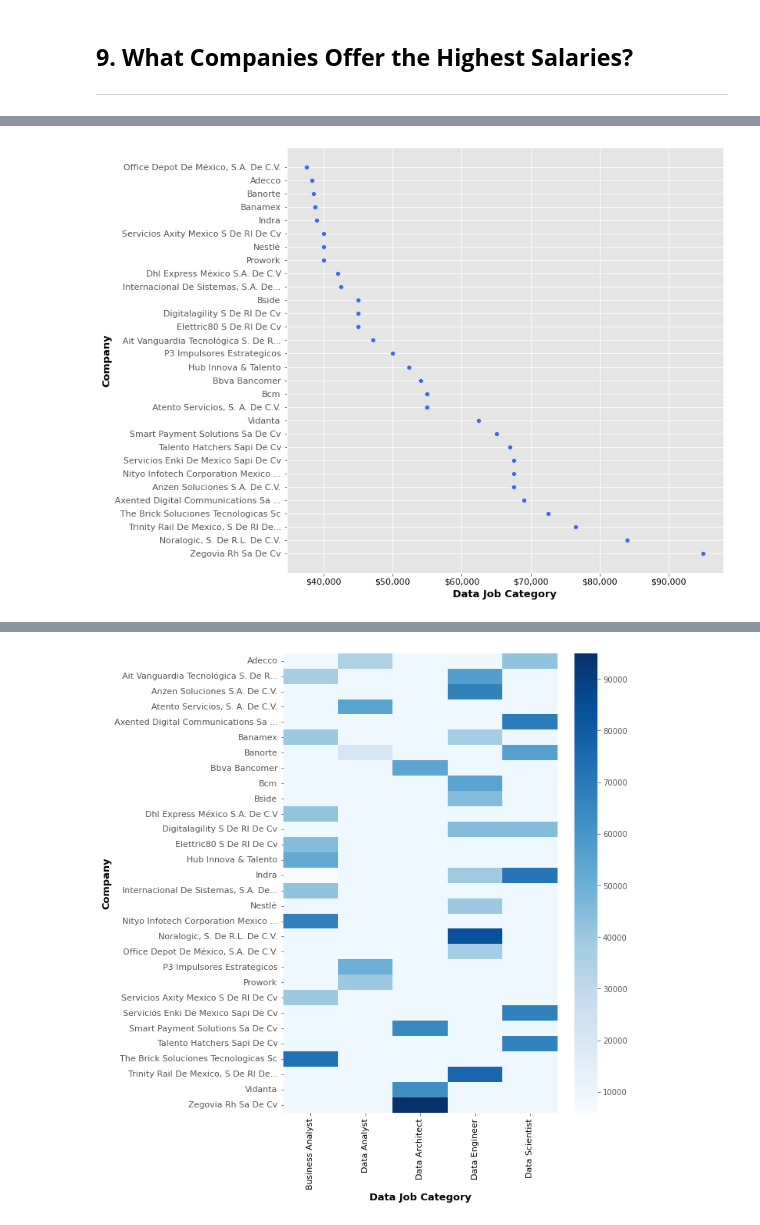
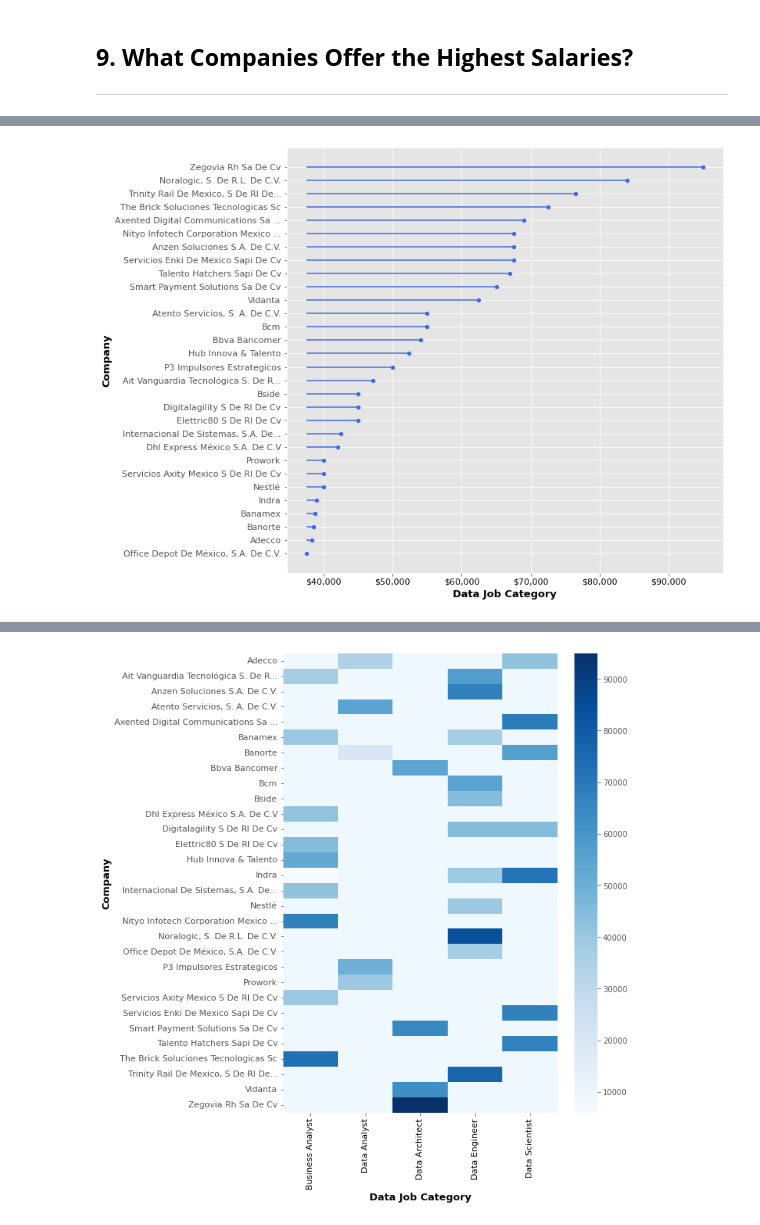
Before and after one commit to DanielEduardoLopez/DataJobsMX2022, a Jupyter notebook: 3-DataAnalysisViz.ipynb, the cells around one changed output, grey strips where cells are left out. Drawn from its saved outputs; the diff is of its cells as text; code cells hidden in the pictures.

Commit message:
Added stem plot for top paying companies

```diff
--- a/3-DataAnalysisViz.ipynb
+++ b/3-DataAnalysisViz.ipynb
@@ -646,16 +647,18 @@ company_salary_top.head()
 | Axented Digital Communications Sa... | 0.0 | 0.000000 | 0.0 | 0.0 | 69000.0 | 69000.000000 |
 # %%
 plt.figure(figsize = (10,10))
-ax = sns.scatterplot(data = company_salary_top.sort_values('Total Average'),
+ax = sns.scatterplot(data = company_salary_top.sort_values('Total Average', ascending= False),
                     x = 'Total Average',
                     y = 'Company',
                     color = 'royalblue'
                     )
 ax.xaxis.set_major_formatter(mpl.ticker.StrMethodFormatter('${x:,.0f}'))
+for index, value in company_salary_top.sort_values('Total Average')['Total Average'].iteritems():
+    plt.hlines(xmax = value, xmin = min(company_salary_top['Total Average']), y = index, color='royalblue')  # Stems
 plt.xticks(rotation = 0, fontsize = 11, color = 'black')
 plt.yticks(fontsize = 11)
 plt.xlabel('Data Job Category', weight = 'bold', fontsize = 13, color = 'black')
 plt.ylabel('Company', weight = 'bold', fontsize = 13, color = 'black')
 plt.show()
 # %% [output]
-[figure, old version]
+[figure, new version]
```
Also changed, not shown: parts of 4 cells of this notebook.
